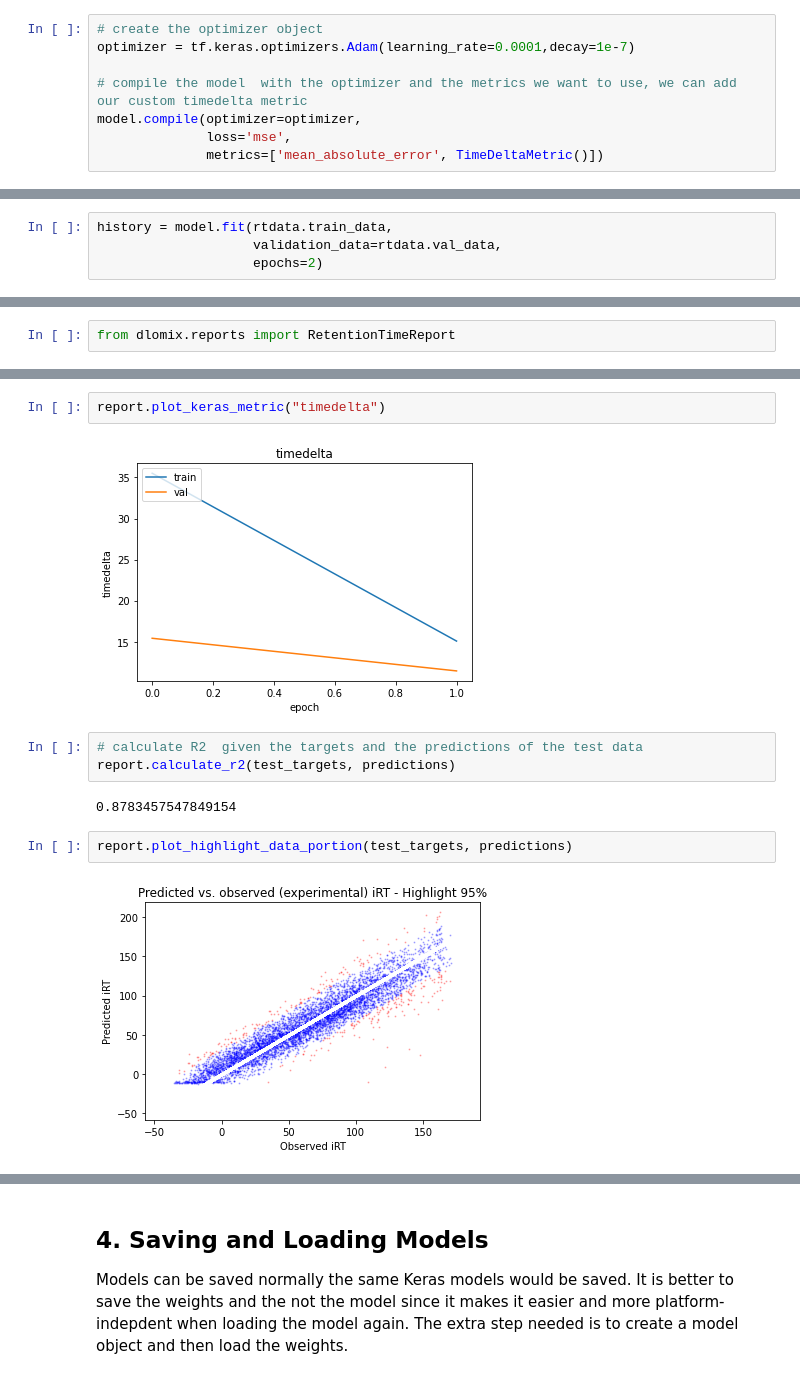
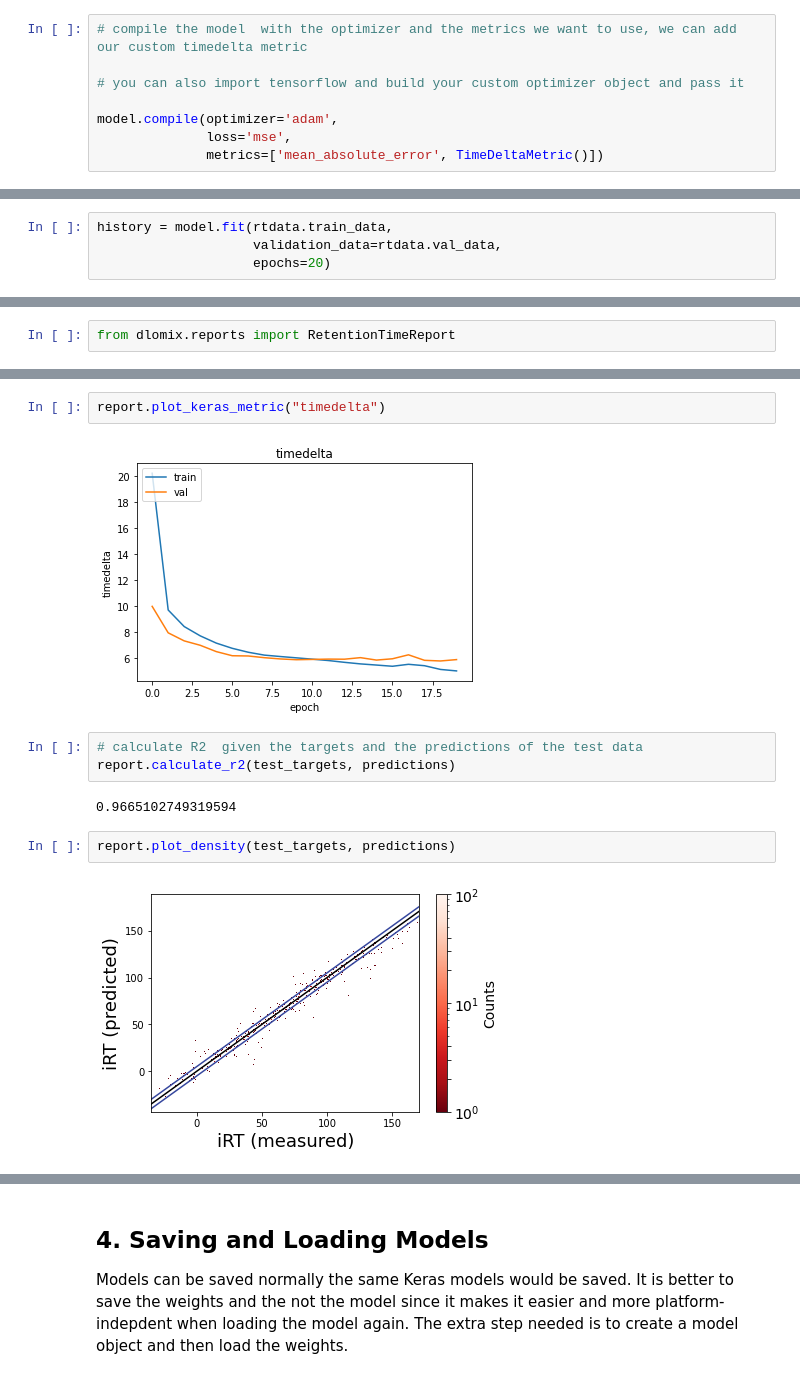
Before and after one commit to wilhelm-lab/dlomix, a Jupyter notebook: notebooks/Example_RTModel_Walkthrough_colab.ipynb, the cells around one changed output, grey strips where cells are left out. Drawn from its saved outputs; the diff is of its cells as text.

Commit message:
simplified example notebook and added pdf report

```diff
--- a/notebooks/Example_RTModel_Walkthrough_colab.ipynb
+++ b/notebooks/Example_RTModel_Walkthrough_colab.ipynb
@@ -73,10 +76,10 @@ import tensorflow as tf
 from dlomix.eval import TimeDeltaMetric
 # %%
-# create the optimizer object
-optimizer = tf.keras.optimizers.Adam(learning_rate=0.0001,decay=1e-7)
+# compile the model  with the optimizer and the metrics we want to use, we can add our custom timedelta metric
 
-# compile the model  with the optimizer and the metrics we want to use, we can add our custom timedelta metric
-model.compile(optimizer=optimizer,
+# you can also import tensorflow and build your custom optimizer object and pass it
+
+model.compile(optimizer='adam',
               loss='mse',
               metrics=['mean_absolute_error', TimeDeltaMetric()])
 # %% [markdown]
@@ -84,5 +87,5 @@ We store the result of training so that we can explore the metrics and the losse
 # %%
 history = model.fit(rtdata.train_data,
                     validation_data=rtdata.val_data,
-                    epochs=2)
+                    epochs=20)
 # %% [output]
@@ -142,16 +158,16 @@ report.plot_keras_metric("mean_absolute_error")
 # %%
 report.plot_keras_metric("timedelta")
 # %% [output]
-[figure, old version]
+[figure, new version]
 # %%
 # calculate R2  given the targets and the predictions of the test data
 report.calculate_r2(test_targets, predictions)
 # %% [output]
-0.8783457547849154
+0.9665102749319594
 # %%
-report.plot_highlight_data_portion(test_targets, predictions)
+report.plot_density(test_targets, predictions)
 # %% [output]
-[figure, old version]
+[figure, new version]
 # %%
 report.plot_residuals(test_targets, predictions, xrange=(-30, 30))
 # %% [output]
```
Also changed, not shown: parts of 12 cells of this notebook.
